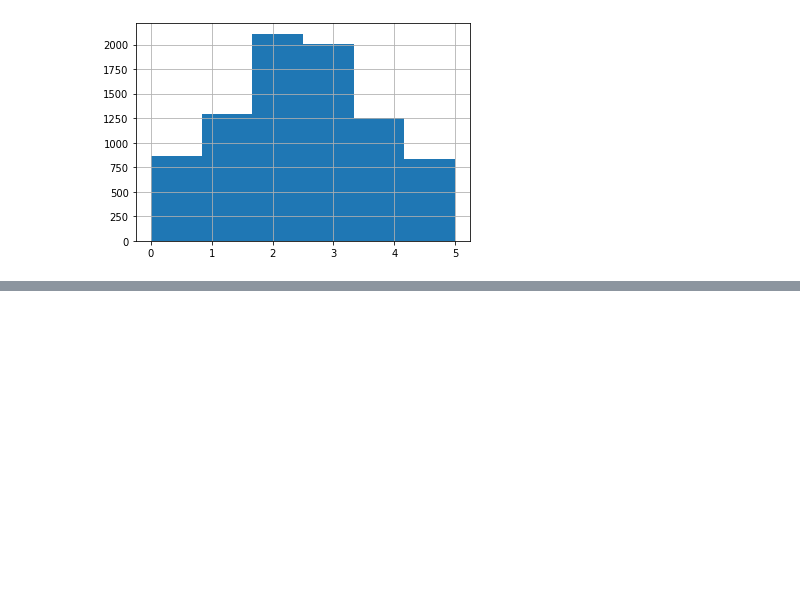
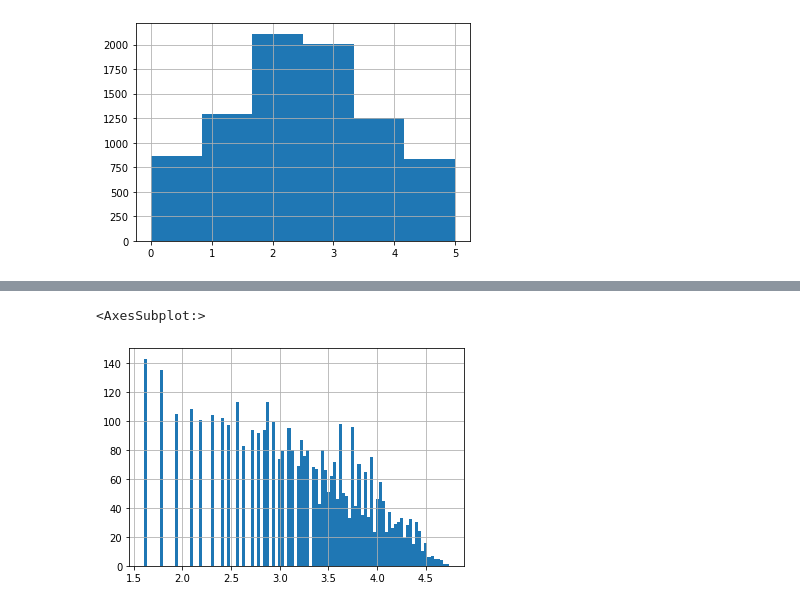
Before and after one commit to karunru/atmaCup8, a Jupyter notebook: notebooks/first_EDA.ipynb, the cells around one changed output, grey strips where cells are left out. Saved outputs shown, nothing was run; the diff lists cells and outputs as text; code cells hidden in the pictures; blank space fills up the shorter version.

```diff
--- a/notebooks/first_EDA.ipynb
+++ b/notebooks/first_EDA.ipynb
@@ -356,0 +379,5 @@ pd.qcut(np.log1p(train["Global_Sales"].to_pandas()), q=[0.0, 0.1, 0.25, 0.5, 0.7
+# %%
+np.log1p(train["Critic_Count"].to_pandas()).hist(bins=100)
+# %% [output]
+<AxesSubplot:>
+[figure, added]
```
Also changed, not shown: parts of 9 cells of this notebook, 7 other files.
